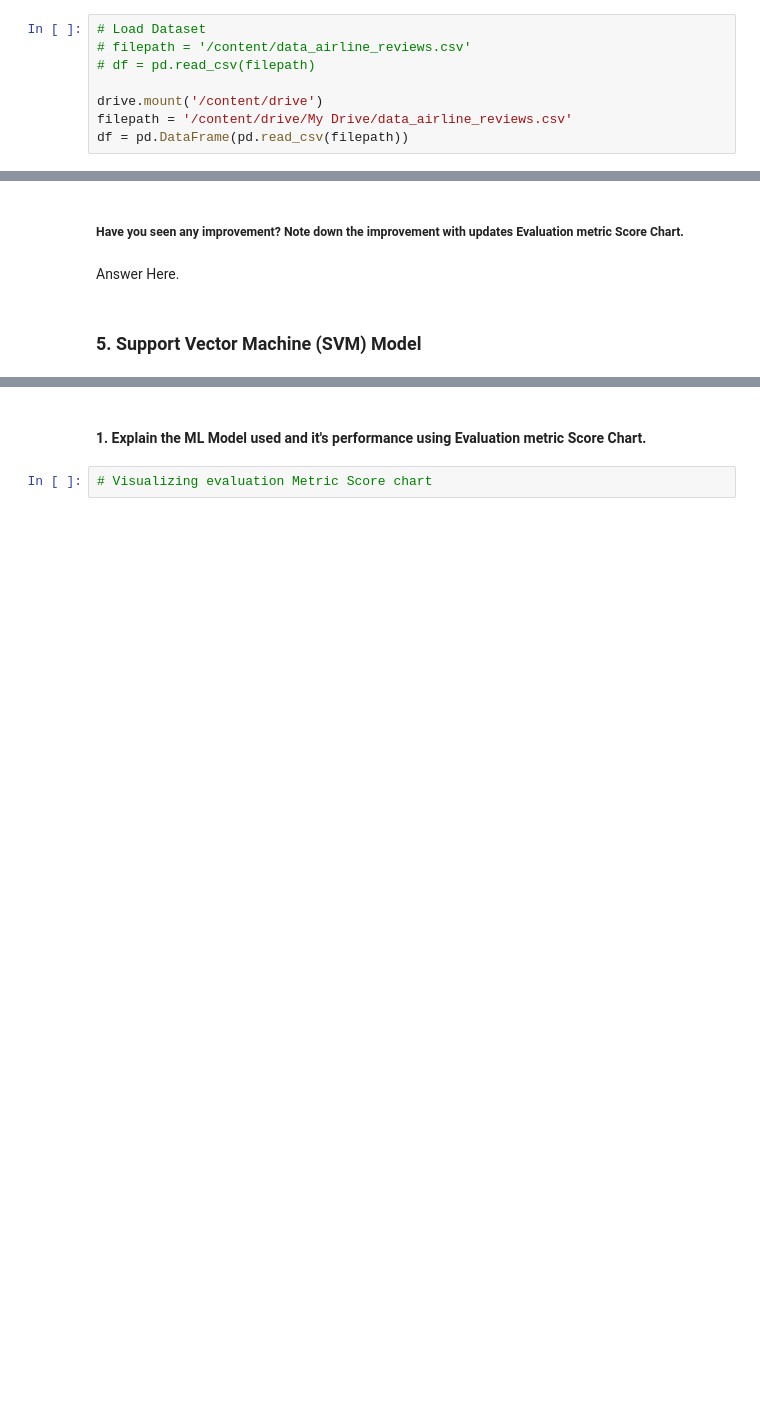
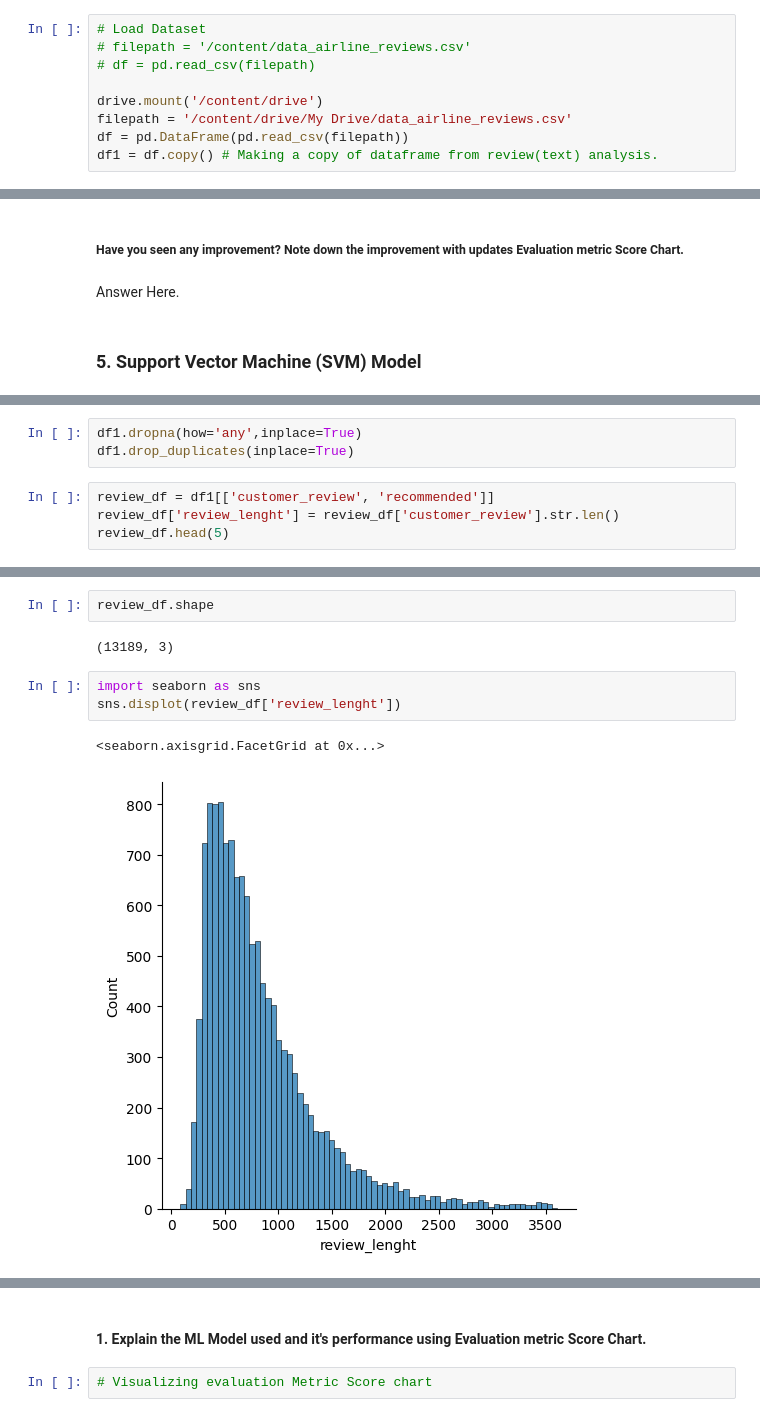
Before and after one commit to dacenish/Airline-Passenger-Referral-Prediction, a Jupyter notebook: Airline_Passenger_Referral_Prediction_ML_Capstone_Project.ipynb, the cells around one changed output, grey strips where cells are left out. Saved outputs shown, nothing was run; the diff lists cells and outputs as text; blank space fills up the shorter version.

```diff
--- a/Airline_Passenger_Referral_Prediction_ML_Capstone_Project.ipynb
+++ b/Airline_Passenger_Referral_Prediction_ML_Capstone_Project.ipynb
@@ -109,6 +109,7 @@ warnings.filterwarnings('ignore')
 drive.mount('/content/drive')
 filepath = '/content/drive/My Drive/data_airline_reviews.csv'
 df = pd.DataFrame(pd.read_csv(filepath))
+df1 = df.copy() # Making a copy of dataframe from review(text) analysis.
 # %% [output]
 Drive already mounted at /content/drive; to attempt to forcibly remount, call drive.mount("/content/drive", force_remount=True).
 # %% [markdown]
@@ -1202,0 +1317,7 @@ TypeError: ignored
+# %%
+df1.dropna(how='any',inplace=True)
+df1.drop_duplicates(inplace=True)
+# %%
+review_df = df1[['customer_review', 'recommended']]
+review_df['review_lenght'] = review_df['customer_review'].str.len()
+review_df.head(5)
@@ -1202,0 +1338,10 @@ TypeError: ignored
+# %%
+review_df.shape
+# %% [output]
+(13189, 3)
+# %%
+import seaborn as sns
+sns.displot(review_df['review_lenght'])
+# %% [output]
+<seaborn.axisgrid.FacetGrid at 0x...>
+[figure, added]
```
Also changed, not shown: parts of 47 cells of this notebook.
